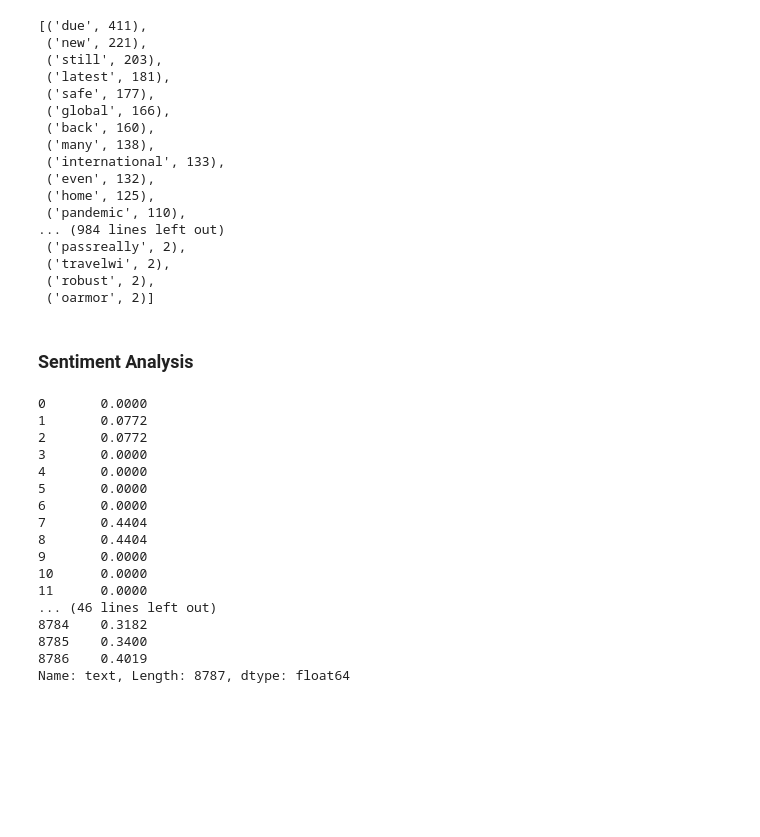
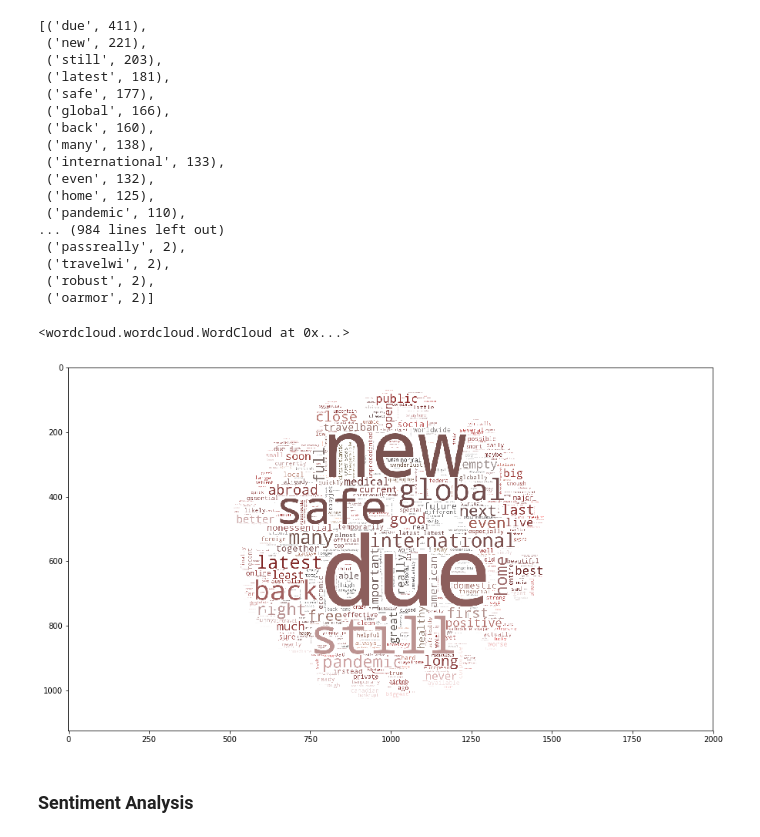
Before and after one commit to ieching/DataFest2020, a Jupyter notebook: Twitter Text Analysis.ipynb, the cells around one changed output. Drawn from its saved outputs; the diff is of its cells as text; code cells hidden in the pictures; blank space fills up the shorter version.

```diff
--- a/Twitter Text Analysis.ipynb
+++ b/Twitter Text Analysis.ipynb
@@ -86,3 +93,20 @@ words_freq
+# %%
+char_mask = np.array(Image.open("Viz/Coronavirus-CDC.jpg"))
+image_colors = ImageColorGenerator(char_mask)
+
+plt.figure(figsize=[15,15])
+wc = WordCloud(background_color="white",
+               max_words=600,
+               width=400,
+               height=400,
+               mask=char_mask,
+               random_state=1).generate(text)
+# to recolour the image
+plt.imshow(wc.recolor(color_func=image_colors))
+wc.to_file('Viz/cloud.png')
+# %% [output]
+<wordcloud.wordcloud.WordCloud at 0x...>
+[figure, added]
 # %% [markdown]
 ### Sentiment Analysis
 # %%
@@ -97,20 +121,0 @@ corpus_sentiment = corpus.apply(get_sentiment)
-# %%
-corpus_sentiment
-# %% [output]
-0       0.0000
-1       0.0772
-2       0.0772
-3       0.0000
-4       0.0000
-5       0.0000
-6       0.0000
-7       0.4404
-8       0.4404
-9       0.0000
-10      0.0000
-11      0.0000
-... (46 lines left out)
-8784    0.3182
-8785    0.3400
-8786    0.4019
-Name: text, Length: 8787, dtype: float64
```
Also changed, not shown: parts of 24 cells of this notebook, 8 other files.
